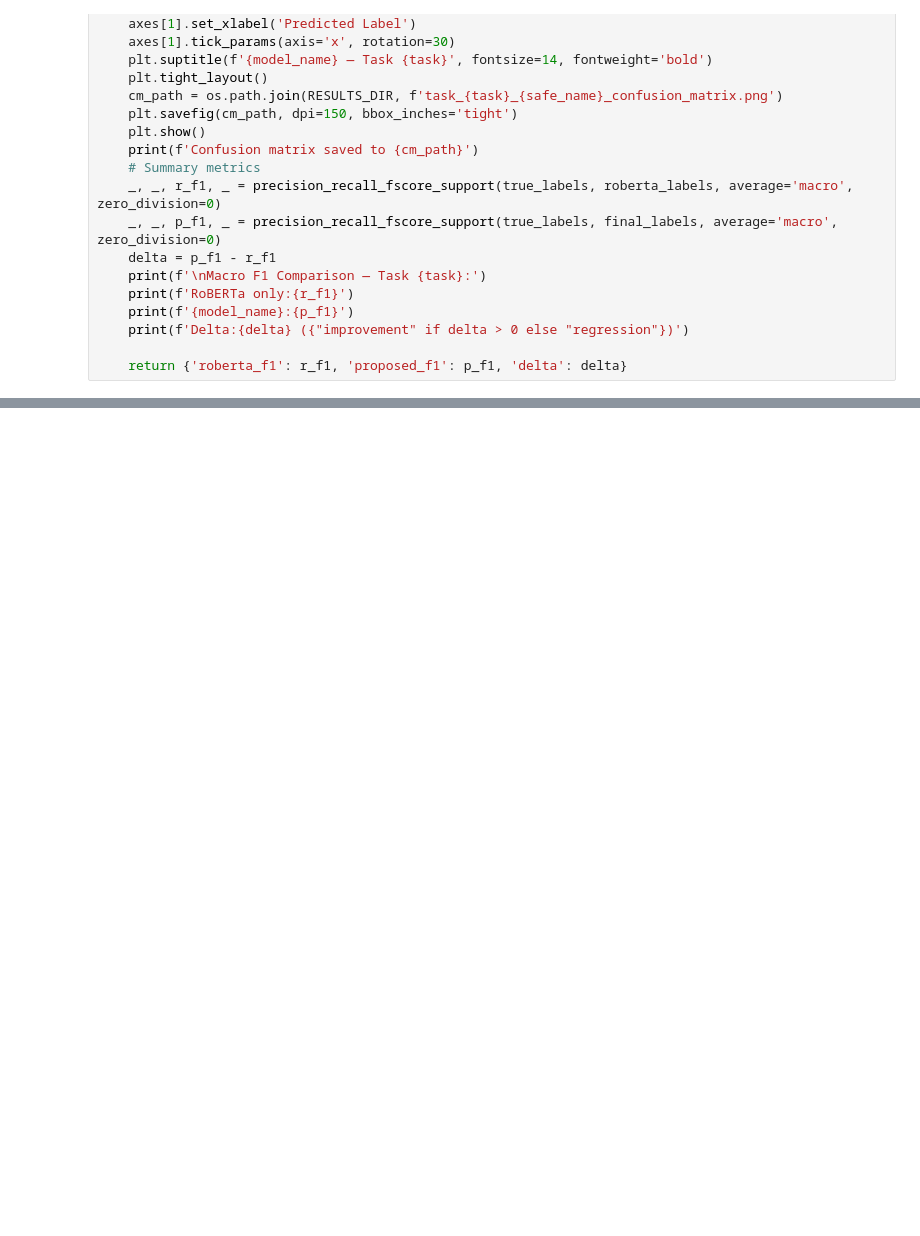
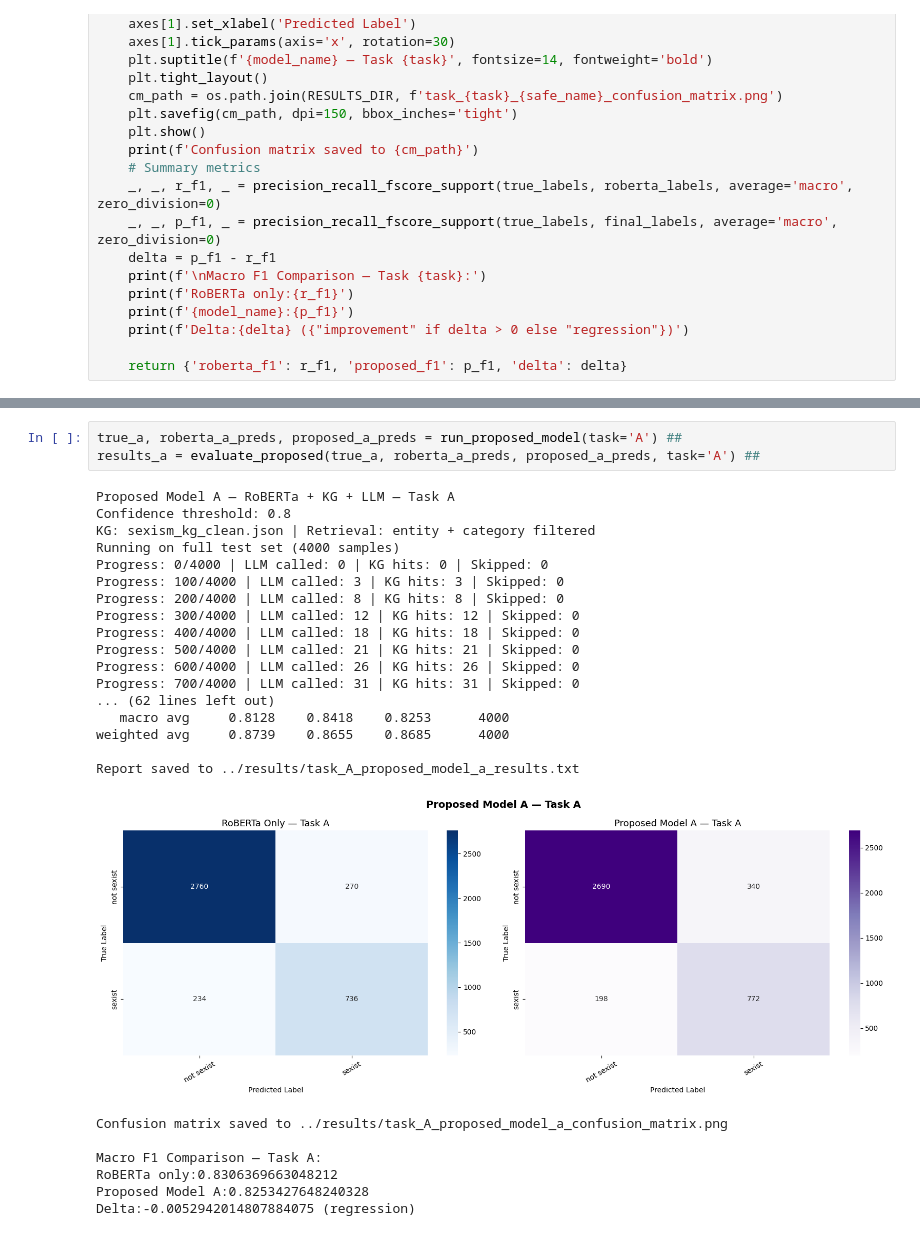
Before and after one commit to ashwin1999nair/edos_sexism_kg, a Jupyter notebook: notebooks/05_proposed_model_A.ipynb, the cells around one changed output, grey strips where cells are left out. Drawn from its saved outputs; the diff is of its cells as text; blank space fills up the shorter version.

Commit message:
Add Proposed Model A notebook (RoBERTa + KG + LLM, keyword retrieval)

```diff
--- a/notebooks/05_proposed_model_A.ipynb
+++ b/notebooks/05_proposed_model_A.ipynb
@@ -464,0 +490,28 @@ def evaluate_proposed(true_labels, roberta_labels, final_labels,
+# %%
+true_a, roberta_a_preds, proposed_a_preds = run_proposed_model(task='A') ##
+results_a = evaluate_proposed(true_a, roberta_a_preds, proposed_a_preds, task='A') ##
+# %% [output]
+Proposed Model A — RoBERTa + KG + LLM — Task A
+Confidence threshold: 0.8
+KG: sexism_kg_clean.json | Retrieval: entity + category filtered
+Running on full test set (4000 samples)
+Progress: 0/4000 | LLM called: 0 | KG hits: 0 | Skipped: 0
+Progress: 100/4000 | LLM called: 3 | KG hits: 3 | Skipped: 0
+Progress: 200/4000 | LLM called: 8 | KG hits: 8 | Skipped: 0
+Progress: 300/4000 | LLM called: 12 | KG hits: 12 | Skipped: 0
+Progress: 400/4000 | LLM called: 18 | KG hits: 18 | Skipped: 0
+Progress: 500/4000 | LLM called: 21 | KG hits: 21 | Skipped: 0
+Progress: 600/4000 | LLM called: 26 | KG hits: 26 | Skipped: 0
+Progress: 700/4000 | LLM called: 31 | KG hits: 31 | Skipped: 0
+... (62 lines left out)
+   macro avg     0.8128    0.8418    0.8253      4000
+weighted avg     0.8739    0.8655    0.8685      4000
+
+Report saved to ../results/task_A_proposed_model_a_results.txt
+[figure, added]
+Confusion matrix saved to ../results/task_A_proposed_model_a_confusion_matrix.png
+
+Macro F1 Comparison — Task A:
+RoBERTa only:0.8306369663048212
+Proposed Model A:0.8253427648240328
+Delta:-0.0052942014807884075 (regression)
```
Also changed, not shown: parts of 2 cells of this notebook.
